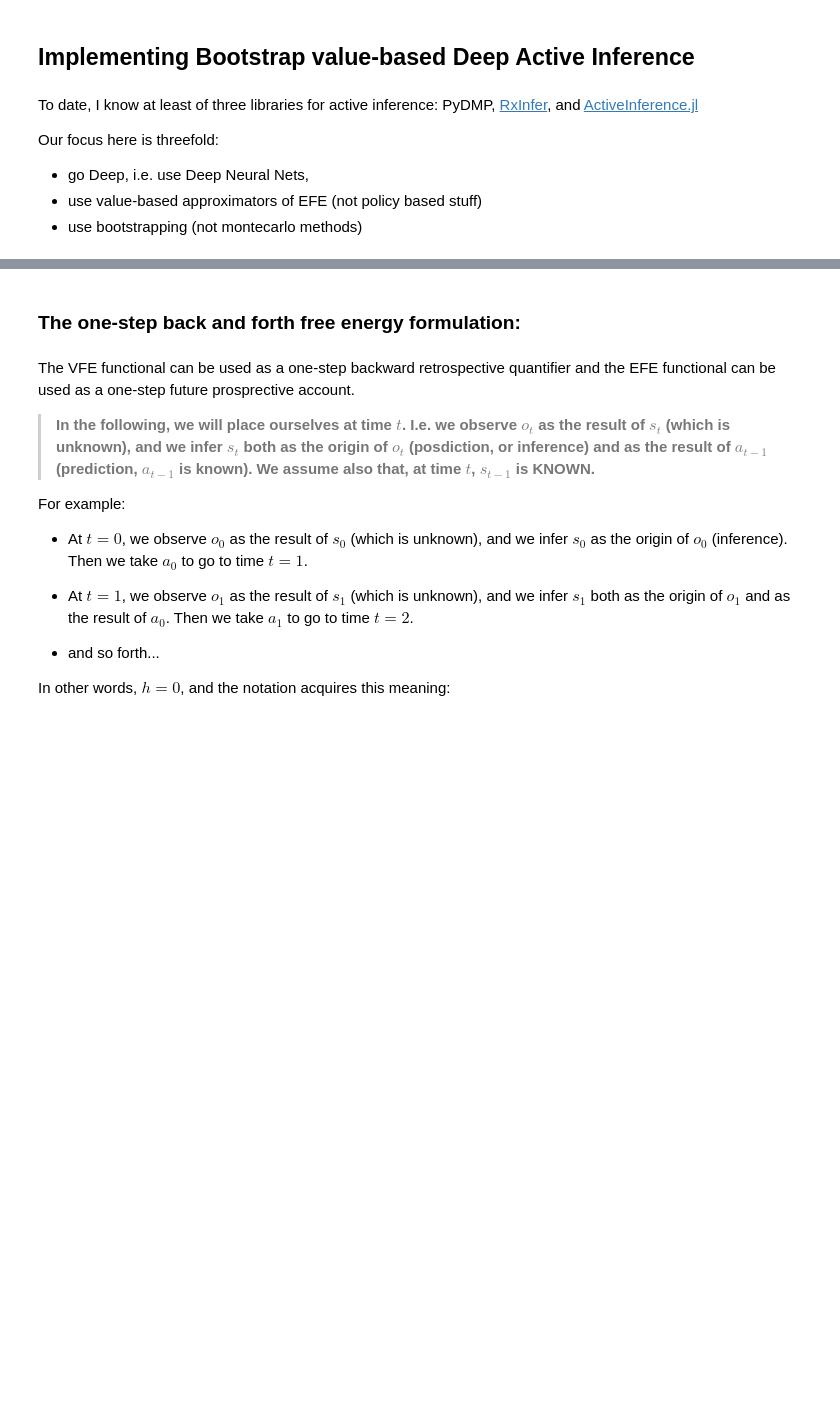
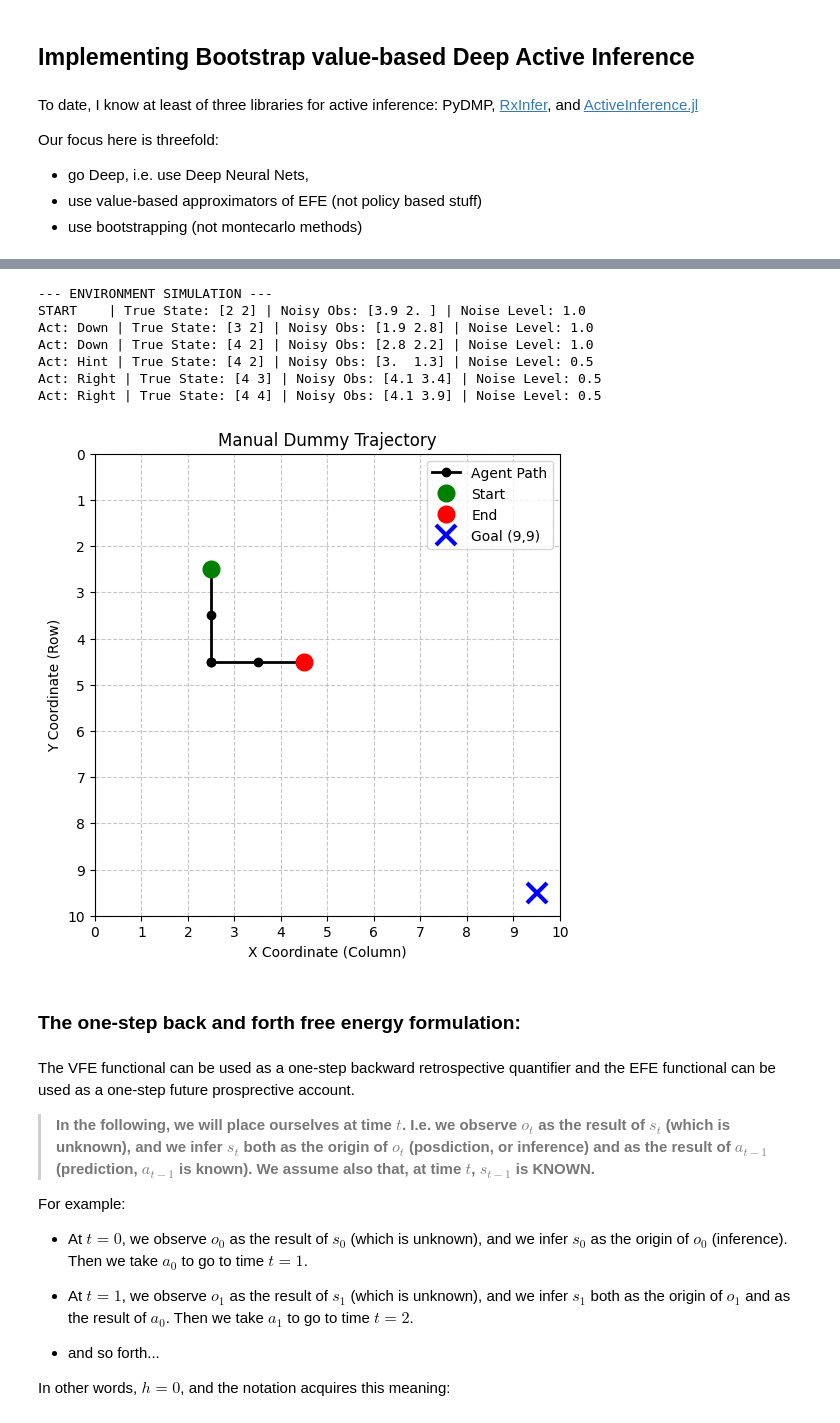
Before and after one commit to QwertyJacob/deep_active_inference_tutorial, a Jupyter notebook: main.ipynb, the cells around one changed output, grey strips where cells are left out. Drawn from its saved outputs; the diff is of its cells as text; code cells hidden in the pictures; blank space fills up the shorter version.

```diff
--- a/main.ipynb
+++ b/main.ipynb
@@ -143,0 +208,12 @@ POMDP:
+# %%
+# Let's test the environment to see the difference between Truth and Observation
+env = Simple1DPOMDP(start_state=0.0)
+
+true_s0, obs0 = env.reset()
+print(f"Time 0 | True State: {true_s0:.2f} | Agent Observes: {obs0:.2f}")
+
+# Let's take action 2 (Move Right) for a few steps
+for t in range(1, 4):
+    action = 2 # Move Right
+    true_s, obs = env.step(action)
+    print(f"Time {t} | True State: {true_s:.2f} | Agent Observes: {obs:.2f}")
@@ -852,3 +1037,45 @@ Our focus here is threefold:
+# %%
+
+
+# ---------------------------------------------------------
+# Let's test the environment!
+# ---------------------------------------------------------
+env = GridWorld(size=10)
+obs, true_s = env.reset()
+
+# Force the start location to (2, 2) just for this clear demonstration
+env.agent_location = np.array([2, 2])
+true_s = env.agent_location.copy()
+obs = env._get_observation()
+
+trajectory = [true_s.copy()]
+action_names = {0: "Up", 1: "Down", 2: "Left", 3: "Right", 4: "Hint"}
+
+print("--- ENVIRONMENT SIMULATION ---")
+print(f"START    | True State: {true_s} | Noisy Obs: {obs.round(1)} | Noise Level: {env.noise_level}")
+
+# We will move Down twice, take a Hint, then move Right twice
+actions_to_take = [1, 1, 4, 3, 3]
+
+for a in actions_to_take:
+    obs, true_s = env.step(a)
+    trajectory.append(true_s.copy())
+
+    # Notice how the Observation gets much closer to the True State after the 'Hint' action!
+    action_str = action_names[a]
+    print(f"Act: {action_str:<4} | True State: {true_s} | Noisy Obs: {obs.round(1)} | Noise Level: {env.noise_level}")
+
+# Plot the path we just took
+plot_trajectory(trajectory, grid_size=env.size, goal_location=env.goal_location, title='Manual Dummy Trajectory')
+# %% [output]
+--- ENVIRONMENT SIMULATION ---
+START    | True State: [2 2] | Noisy Obs: [3.9 2. ] | Noise Level: 1.0
+Act: Down | True State: [3 2] | Noisy Obs: [1.9 2.8] | Noise Level: 1.0
+Act: Down | True State: [4 2] | Noisy Obs: [2.8 2.2] | Noise Level: 1.0
+Act: Hint | True State: [4 2] | Noisy Obs: [3.  1.3] | Noise Level: 0.5
+Act: Right | True State: [4 3] | Noisy Obs: [4.1 3.4] | Noise Level: 0.5
+Act: Right | True State: [4 4] | Noisy Obs: [4.1 3.9] | Noise Level: 0.5
+[figure, added]
 # %% [markdown]
 ### The one-step back and forth free energy formulation:
 # %% [markdown]
```
Also changed, not shown: parts of 34 cells of this notebook.
